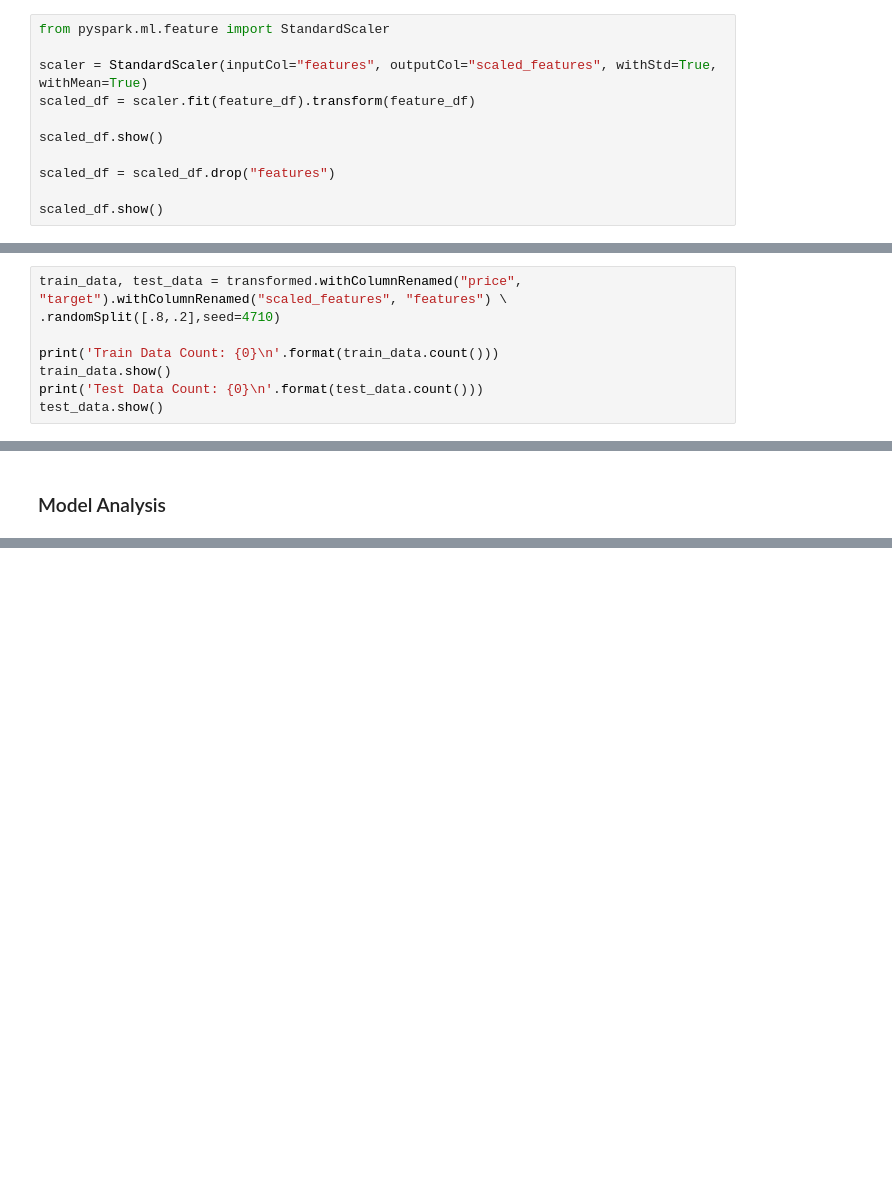
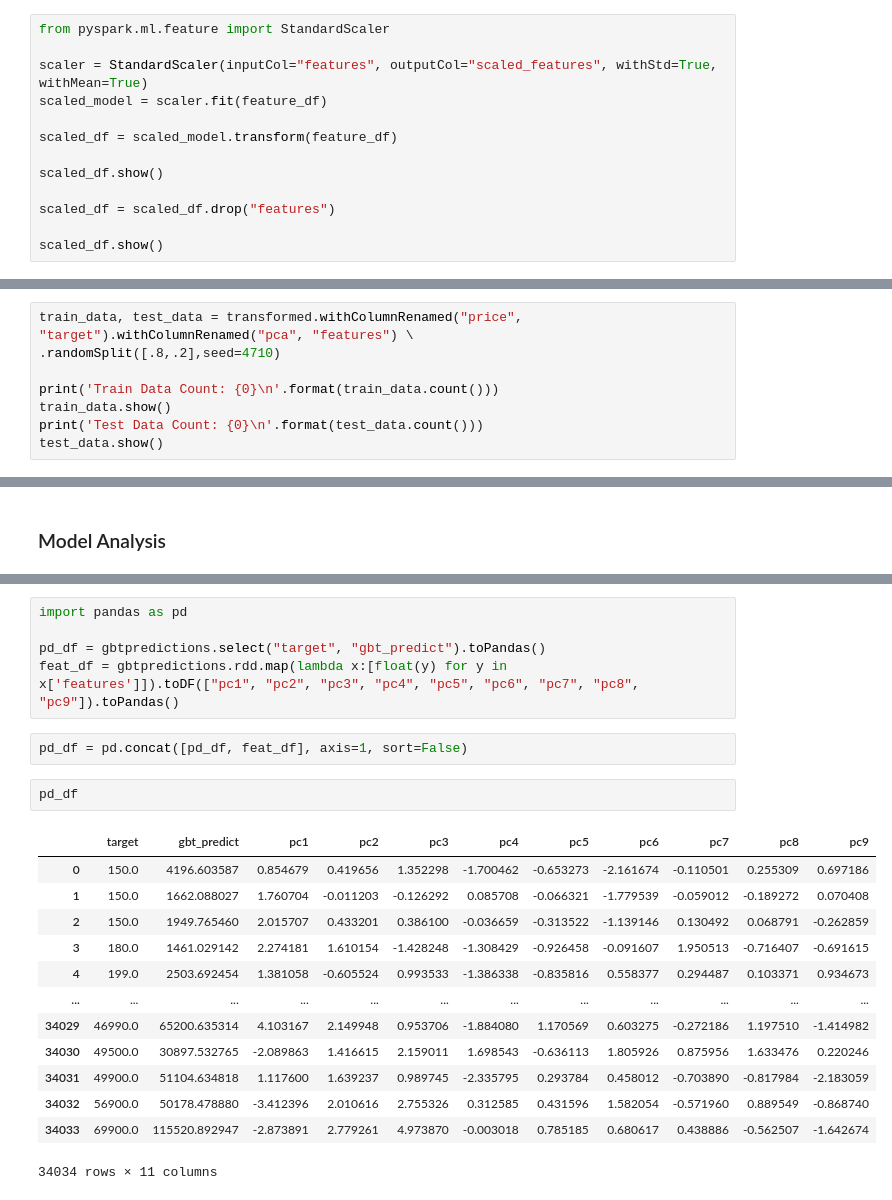
Before and after one commit to herin049/INET-4710-Presentation-1, a Jupyter notebook: INET4710Project1.ipynb, the cells around one changed output, grey strips where cells are left out. Cells and saved outputs as stored; diff of their text form; blank space fills up the shorter version.

```diff
--- a/INET4710Project1.ipynb
+++ b/INET4710Project1.ipynb
@@ -652,7 +670,9 @@ feature_df.show()
 from pyspark.ml.feature import StandardScaler
 
 scaler = StandardScaler(inputCol="features", outputCol="scaled_features", withStd=True, withMean=True)
-scaled_df = scaler.fit(feature_df).transform(feature_df)
+scaled_model = scaler.fit(feature_df)
+
+scaled_df = scaled_model.transform(feature_df)
 
 scaled_df.show()
 
@@ -696,7 +734,7 @@ only showing top 20 rows
 # %% [markdown]
 Before we begin training our model, we will have to partition our dataset into a training and test set. Here we decide to allocate 80% of our data to training and 20% to testing.
 # %%
-train_data, test_data = transformed.withColumnRenamed("price", "target").withColumnRenamed("scaled_features", "features") \
+train_data, test_data = transformed.withColumnRenamed("price", "target").withColumnRenamed("pca", "features") \
 .randomSplit([.8,.2],seed=4710)
 
 print('Train Data Count: {0}\n'.format(train_data.count()))
@@ -967,0 +1017,23 @@ new_dataframe.show()
+# %%
+import pandas as pd
+
+pd_df = gbtpredictions.select("target", "gbt_predict").toPandas()
+feat_df = gbtpredictions.rdd.map(lambda x:[float(y) for y in x['features']]).toDF(["pc1", "pc2", "pc3", "pc4", "pc5", "pc6", "pc7", "pc8", "pc9"]).toPandas()
+# %%
+pd_df = pd.concat([pd_df, feat_df], axis=1, sort=False)
+# %%
+pd_df
+# %% [output]
+|  | target | gbt_predict | pc1 | pc2 | pc3 | pc4 | pc5 | pc6 | pc7 | pc8 | pc9 |
+| 0 | 150.0 | 4196.603587 | 0.854679 | 0.419656 | 1.352298 | -1.700462 | -0.653273 | -2.161674 | -0.110501 | 0.255309 | 0.697186 |
+| 1 | 150.0 | 1662.088027 | 1.760704 | -0.011203 | -0.126292 | 0.085708 | -0.066321 | -1.779539 | -0.059012 | -0.189272 | 0.070408 |
+| 2 | 150.0 | 1949.765460 | 2.015707 | 0.433201 | 0.386100 | -0.036659 | -0.313522 | -1.139146 | 0.130492 | 0.068791 | -0.262859 |
+| 3 | 180.0 | 1461.029142 | 2.274181 | 1.610154 | -1.428248 | -1.308429 | -0.926458 | -0.091607 | 1.950513 | -0.716407 | -0.691615 |
+| 4 | 199.0 | 2503.692454 | 1.381058 | -0.605524 | 0.993533 | -1.386338 | -0.835816 | 0.558377 | 0.294487 | 0.103371 | 0.934673 |
+| ... | ... | ... | ... | ... | ... | ... | ... | ... | ... | ... | ... |
+| 34029 | 46990.0 | 65200.635314 | 4.103167 | 2.149948 | 0.953706 | -1.884080 | 1.170569 | 0.603275 | -0.272186 | 1.197510 | -1.414982 |
+| 34030 | 49500.0 | 30897.532765 | -2.089863 | 1.416615 | 2.159011 | 1.698543 | -0.636113 | 1.805926 | 0.875956 | 1.633476 | 0.220246 |
+| 34031 | 49900.0 | 51104.634818 | 1.117600 | 1.639237 | 0.989745 | -2.335795 | 0.293784 | 0.458012 | -0.703890 | -0.817984 | -2.183059 |
+| 34032 | 56900.0 | 50178.478880 | -3.412396 | 2.010616 | 2.755326 | 0.312585 | 0.431596 | 1.582054 | -0.571960 | 0.889549 | -0.868740 |
+| 34033 | 69900.0 | 115520.892947 | -2.873891 | 2.779261 | 4.973870 | -0.003018 | 0.785185 | 0.680617 | 0.438886 | -0.562507 | -1.642674 |
+34034 rows × 11 columns
```
Also changed, not shown: parts of 29 cells of this notebook.
